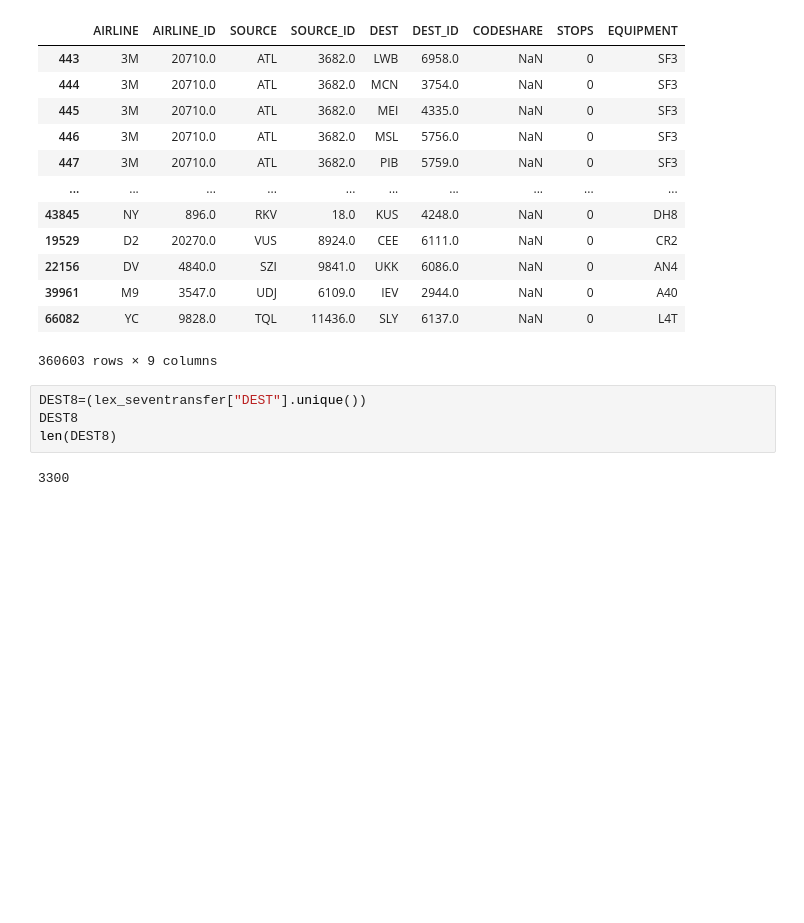
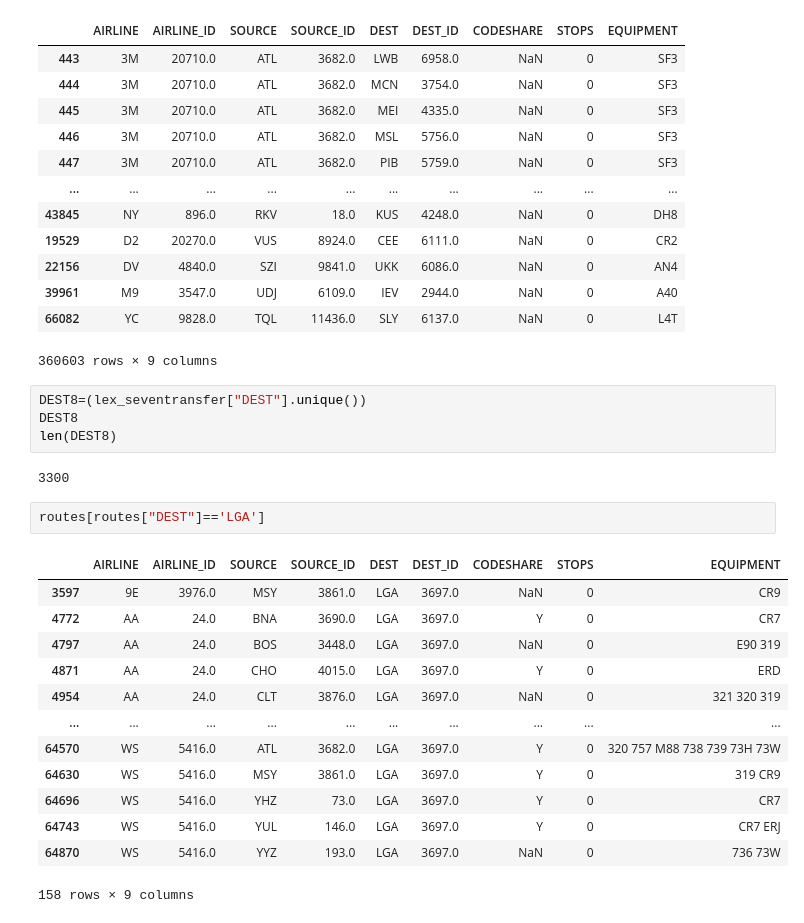
Before and after one commit to bara235/ce599, a Jupyter notebook: 07-Merging/open-flights-tutorial.ipynb, the cells around one changed output. Cells and saved outputs as stored; diff of their text form; blank space fills up the shorter version.

```diff
--- a/07-Merging/open-flights-tutorial.ipynb
+++ b/07-Merging/open-flights-tutorial.ipynb
@@ -712,3 +712,19 @@ DEST8
 len(DEST8)
 # %% [output]
 3300
+# %%
+routes[routes["DEST"]=='LGA']
+# %% [output]
+|  | AIRLINE | AIRLINE_ID | SOURCE | SOURCE_ID | DEST | DEST_ID | CODESHARE | STOPS | EQUIPMENT |
+| 3597 | 9E | 3976.0 | MSY | 3861.0 | LGA | 3697.0 | NaN | 0 | CR9 |
+| 4772 | AA | 24.0 | BNA | 3690.0 | LGA | 3697.0 | Y | 0 | CR7 |
+| 4797 | AA | 24.0 | BOS | 3448.0 | LGA | 3697.0 | NaN | 0 | E90 319 |
+| 4871 | AA | 24.0 | CHO | 4015.0 | LGA | 3697.0 | Y | 0 | ERD |
+| 4954 | AA | 24.0 | CLT | 3876.0 | LGA | 3697.0 | NaN | 0 | 321 320 319 |
+| ... | ... | ... | ... | ... | ... | ... | ... | ... | ... |
+| 64570 | WS | 5416.0 | ATL | 3682.0 | LGA | 3697.0 | Y | 0 | 320 757 M88 738 739 73H 73W |
+| 64630 | WS | 5416.0 | MSY | 3861.0 | LGA | 3697.0 | Y | 0 | 319 CR9 |
+| 64696 | WS | 5416.0 | YHZ | 73.0 | LGA | 3697.0 | Y | 0 | CR7 |
+| 64743 | WS | 5416.0 | YUL | 146.0 | LGA | 3697.0 | Y | 0 | CR7 ERJ |
+| 64870 | WS | 5416.0 | YYZ | 193.0 | LGA | 3697.0 | NaN | 0 | 736 73W |
+158 rows × 9 columns
```
